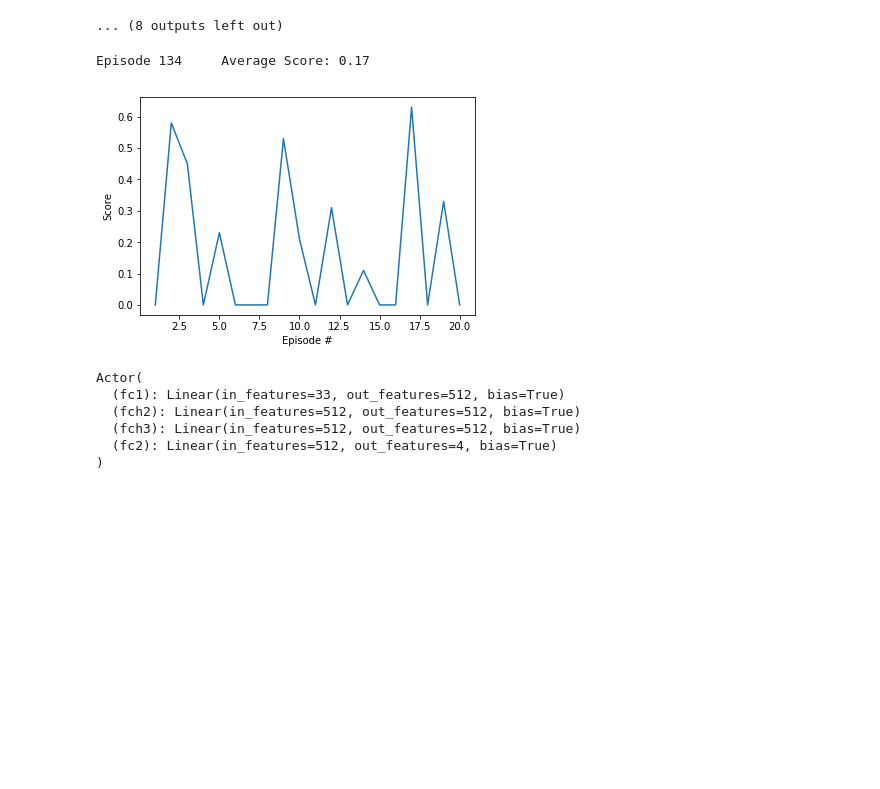
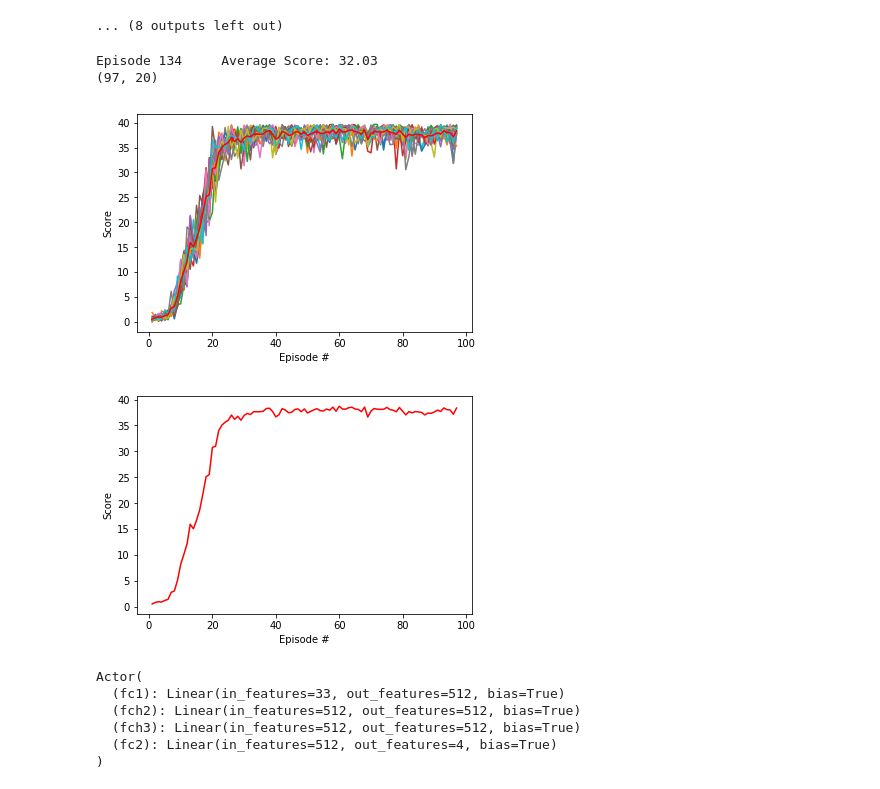
Before and after one commit to AdithyaVenkateshMohan/ContinousControl-Reacher, a Jupyter notebook: Cont-Control/ProjectUdacity/ContcontrolCheckpoint1.ipynb, the cells around one changed output. Cells and saved outputs as stored; diff of their text form; code cells hidden in the pictures; blank space fills up the shorter version.

```diff
--- a/Cont-Control/ProjectUdacity/ContcontrolCheckpoint1.ipynb
+++ b/Cont-Control/ProjectUdacity/ContcontrolCheckpoint1.ipynb
@@ -418,14 +441,26 @@ Episode 60      Average Score: 28.44    Score: 39.58 Tcount:60000
 # %%
 # torch.save(agent.actor_local.state_dict(), 'checkpoint_actorNow.pth')
 # torch.save(agent.critic_local.state_dict(), 'checkpoint_criticNow.pth')
-# print('\rEpisode {}\tAverage Score: {:.2f}'.format(134, np.mean(scores)))
-# fig = plt.figure()
-# ax = fig.add_subplot(111)
-# plt.plot(np.arange(1, len(scores)+1), scores)
-# plt.ylabel('Score')
-# plt.xlabel('Episode #')
-# plt.show()
+print('\rEpisode {}\tAverage Score: {:.2f}'.format(134, np.mean(scores)))
+fig = plt.figure()
+ax = fig.add_subplot(111)
+plt.plot(np.arange(1, len(scores)+1), scores)
+print(np.shape(scores))
+plt.plot(np.arange(1, len(scores)+1), np.mean(np.array(scores) , axis = 1) , 'r')
+plt.ylabel('Score')
+plt.xlabel('Episode #')
+plt.show()
+
+
+fig = plt.figure()
+ax = fig.add_subplot(111)
+plt.plot(np.arange(1, len(scores)+1), np.mean(np.array(scores) , axis = 1) , 'r')
+plt.ylabel('Score')
+plt.xlabel('Episode #')
+plt.show()
 # %% [output]
-Episode 134     Average Score: 0.17
+Episode 134     Average Score: 32.03
+(97, 20)
-[figure, old version]
+[figure, new version]
+[figure, added]
 # %%
```
Also changed, not shown: parts of 3 cells of this notebook, 6 other files.
